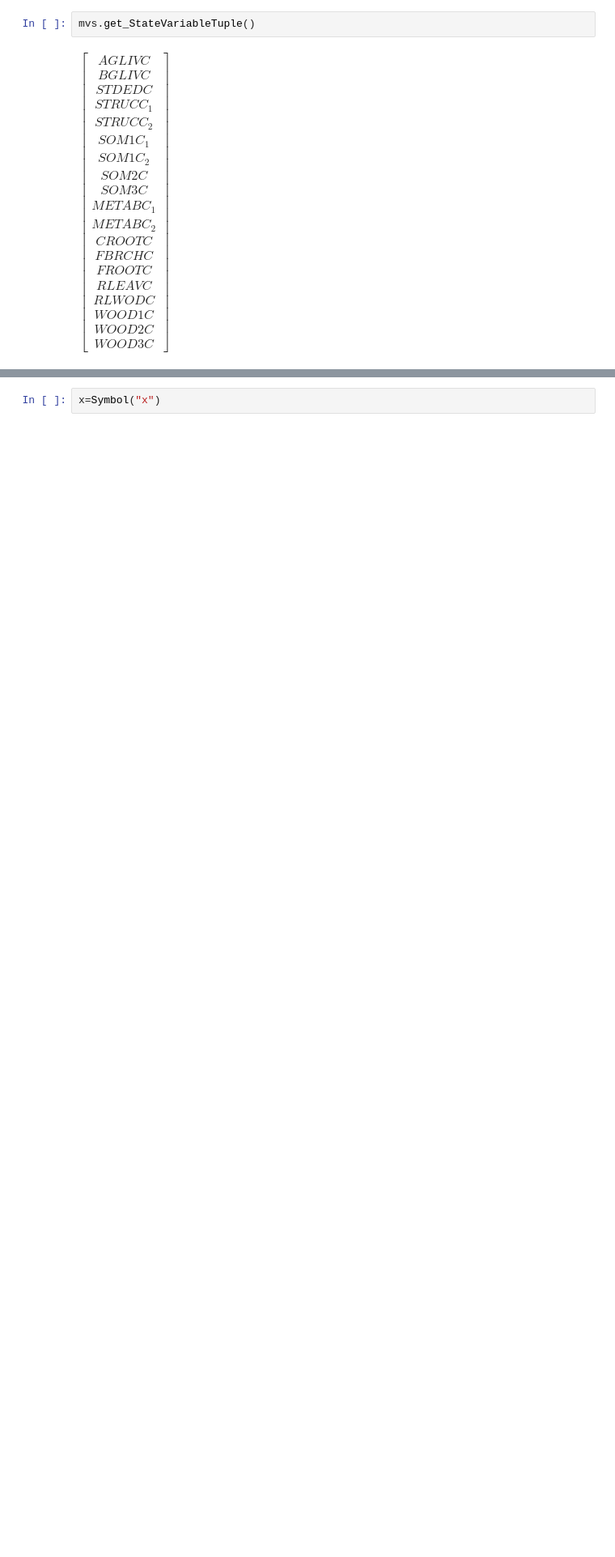
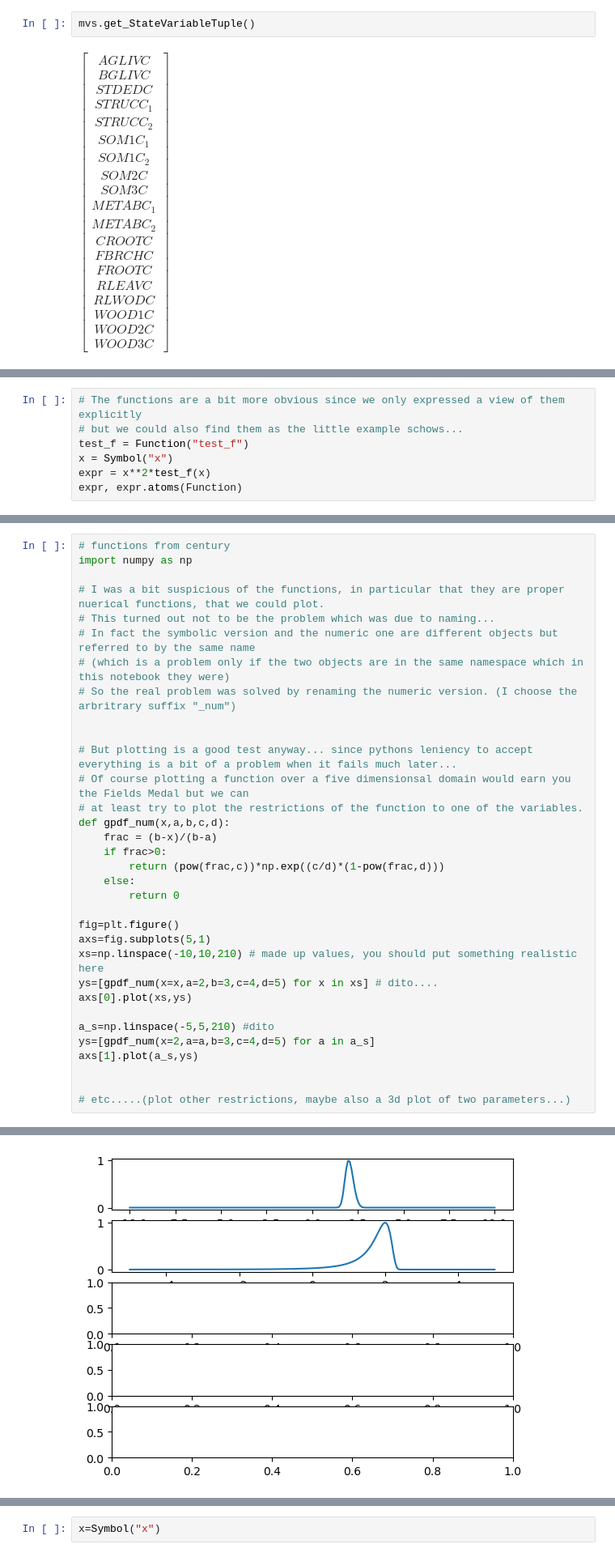
Before and after one commit to MPIBGC-TEE/bgc_md2, a Jupyter notebook: prototypes/mini_model.ipynb, the cells around one changed output, grey strips where cells are left out. Shown at 81% size. Cells and saved outputs as stored; diff of their text form; blank space fills up the shorter version.

```diff
--- a/prototypes/mini_model.ipynb
+++ b/prototypes/mini_model.ipynb
@@ -219,0 +276,7 @@ BI.sym_dict
+# %%
+# The functions are a bit more obvious since we only expressed a view of them explicitly
+# but we could also find them as the little example schows...
+test_f = Function("test_f")
+x = Symbol("x")
+expr = x**2*test_f(x)
+expr, expr.atoms(Function)
@@ -219,0 +311,34 @@ BI.sym_dict
+# %%
+# functions from century
+import numpy as np
+
+# I was a bit suspicious of the functions, in particular that they are proper nuerical functions, that we could plot.
+# This turned out not to be the problem which was due to naming...
+# In fact the symbolic version and the numeric one are different objects but referred to by the same name
+# (which is a problem only if the two objects are in the same namespace which in this notebook they were)
+# So the real problem was solved by renaming the numeric version. (I choose the arbritrary suffix "_num")
+
+
+# But plotting is a good test anyway... since pythons leniency to accept everything is a bit of a problem when it fails much later...
+# Of course plotting a function over a five dimensionsal domain would earn you the Fields Medal but we can
+# at least try to plot the restrictions of the function to one of the variables.
+def gpdf_num(x,a,b,c,d):
+    frac = (b-x)/(b-a)
+    if frac>0:
+        return (pow(frac,c))*np.exp((c/d)*(1-pow(frac,d)))
+    else:
+        return 0
+
+fig=plt.figure()
+axs=fig.subplots(5,1)
+xs=np.linspace(-10,10,210) # made up values, you should put something realistic here
+ys=[gpdf_num(x=x,a=2,b=3,c=4,d=5) for x in xs] # dito....
+axs[0].plot(xs,ys)
+
+a_s=np.linspace(-5,5,210) #dito
+ys=[gpdf_num(x=2,a=a,b=3,c=4,d=5) for a in a_s]
+axs[1].plot(a_s,ys)
+
+
+# etc.....(plot other restrictions, maybe also a 3d plot of two parameters...)
+# %% [output]
@@ -219,0 +346 @@ BI.sym_dict
+[figure, added]
```
Also changed, not shown: parts of 22 cells of this notebook, 1 other file.
